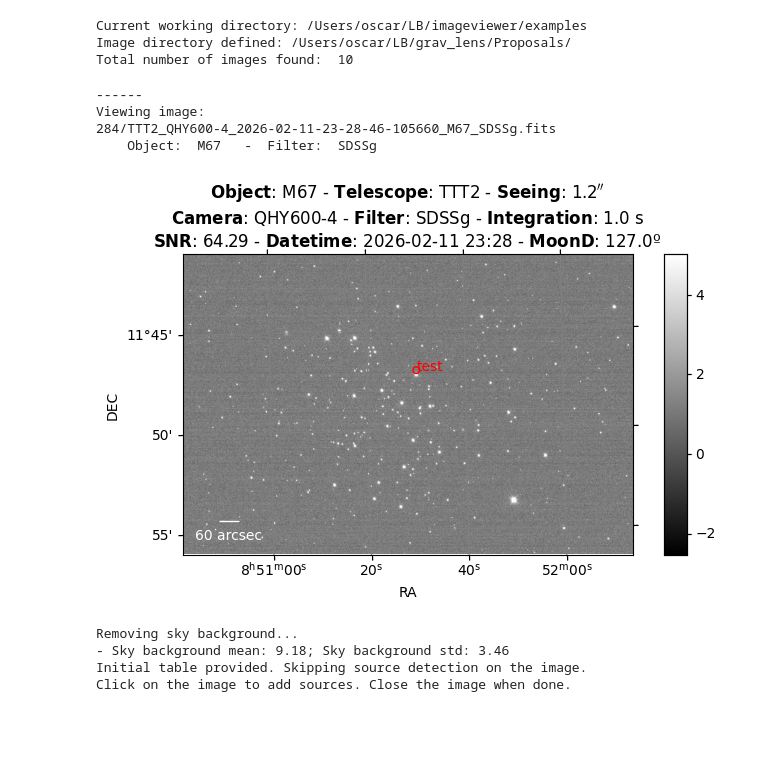
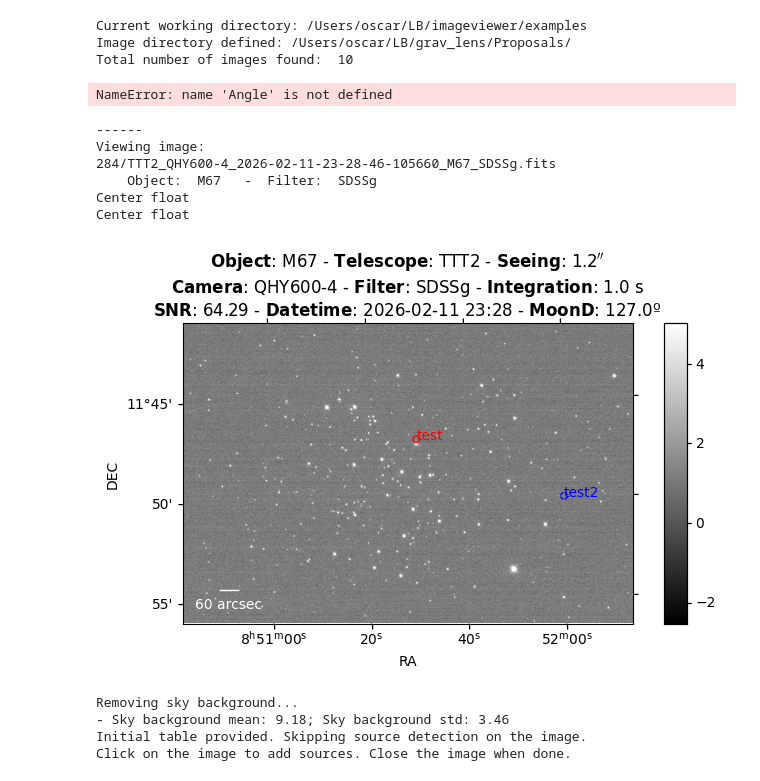
Before and after one commit to oscar-s-p/imageviewer, a Jupyter notebook: examples/photometry.ipynb, the cells around one changed output. Drawn from its saved outputs; the diff is of its cells as text; code cells hidden in the pictures; blank space fills up the shorter version.

Commit message:
Fixed circle plotting

```diff
--- a/examples/photometry.ipynb
+++ b/examples/photometry.ipynb
@@ -40,28 +40,50 @@ iv.dataframe_add(['seeing', 'moon', 'integration', 'ZP', 'EZP', 'SCALE', 'FWHM']
 Current working directory: /Users/oscar/LB/imageviewer/examples
 Image directory defined: /Users/oscar/LB/grav_lens/Proposals/
 Total number of images found:  10
+# %%
+Angle(11.783333333333333, unit = 'deg')
+# %% [output]
+NameError: name 'Angle' is not defined
 # %%
 %matplotlib inline
+
+from astropy.coordinates import Angle
+#print(isinstance(Angle('8h51m30s').deg, (float, np.floating)))
+ang1 = Angle('8h51m30s').deg
+ang2 = Angle('11d47m00s').deg
+
+ang3 = Angle('8h52m00s').deg
+ang4 = Angle('11d50m00s').deg
+
 iv.view_image(0,
                  manipulation_kw = {
                      'percentile': (5,95),
                      'rotate' : False,
                  },
                  plotting_kw = {
                      'scalebar_arcsec' : 60,
-                     'add_circle': {
-                         'center' : ('8h51m30s', '11d47m00s'),
+                     'add_circle': [
+                         {
+                         'center' : (ang1, ang2), #('8h51m30s', '11d47m00s'),
                          'size': '0d0m10s',
                          'color': 'red',
                          'label': 'test',
-                     }
+                        },
+                        {
+                         'center' : (ang3, ang4), #('8h51m30s', '11d47m00s'),
+                         'size': '0d0m10s',
+                         'color': 'blue',
+                         'label': 'test2',
+                        }]
                  })
 # %% [output]
 ------
 Viewing image:
 284/TTT2_QHY600-4_2026-02-11-23-28-46-105660_M67_SDSSg.fits
     Object:  M67   -  Filter:  SDSSg
+Center float
+Center float
-[figure, old version]
+[figure, new version]
 # %%
 # detect sources on one image
 table = imgvw.detect_sources(iv.df_files['path'].iloc[3],
```
Also changed, not shown: parts of 2 cells of this notebook, 2 other files.
